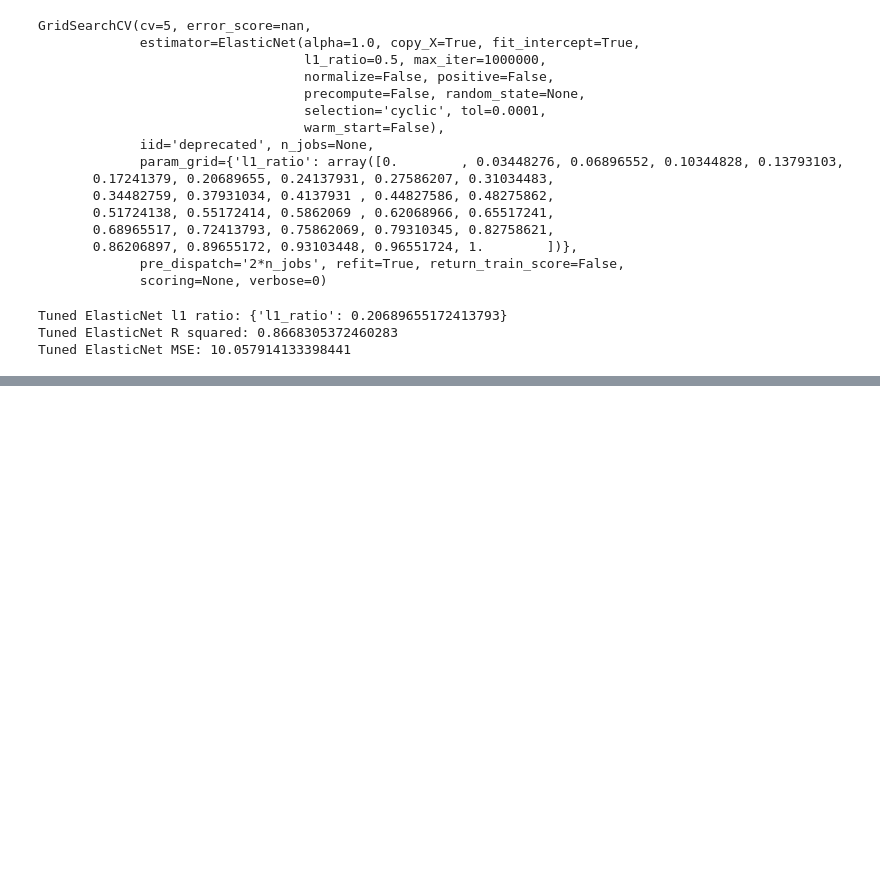
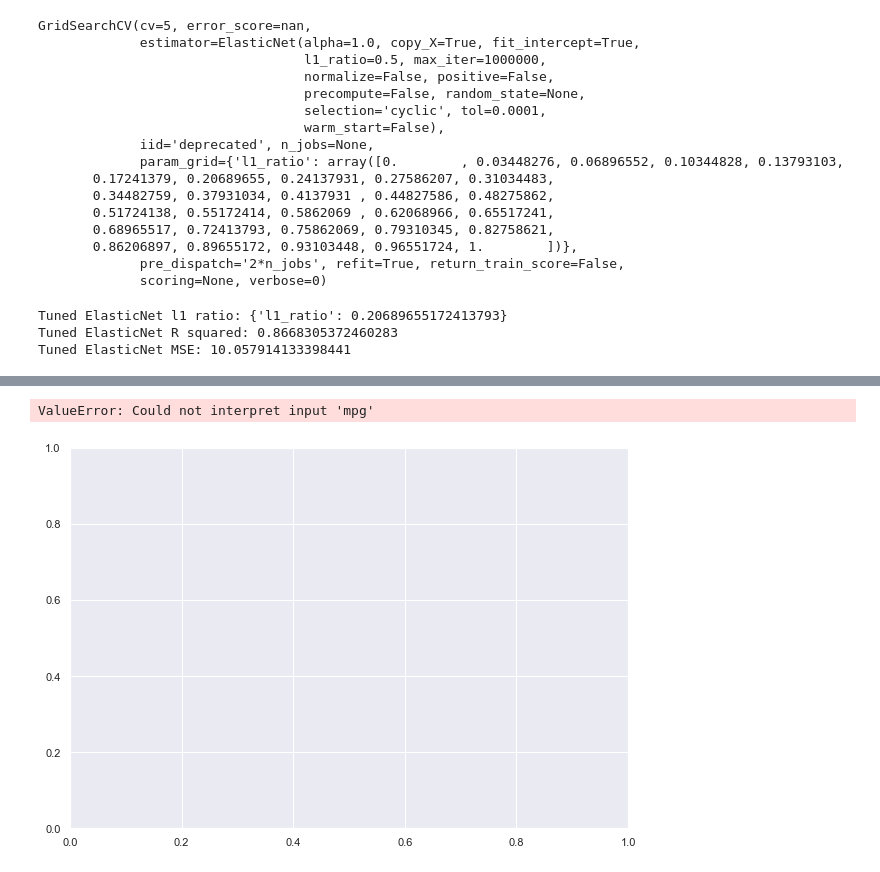
Before and after one commit to kipmadden/Supervised-Learning-with-scikit-learn, a Jupyter notebook: Gapminder Regression.ipynb, the cells around one changed output, grey strips where cells are left out. Drawn from its saved outputs; the diff is of its cells as text; code cells hidden in the pictures; blank space fills up the shorter version.

```diff
--- a/Gapminder Regression.ipynb
+++ b/Gapminder Regression.ipynb
@@ -398,0 +406,7 @@ Tuned ElasticNet MSE: 10.057914133398441
+# %%
+# Same thing but using Seaborn
+fig, ax = plt.subplots(figsize=(10,7))
+sns.boxplot(x='Region', y='mpg', data=df)
+# %% [output]
+ValueError: Could not interpret input 'mpg'
+[figure, added]
```
Also changed, not shown: parts of 2 cells of this notebook, 1 other file.
